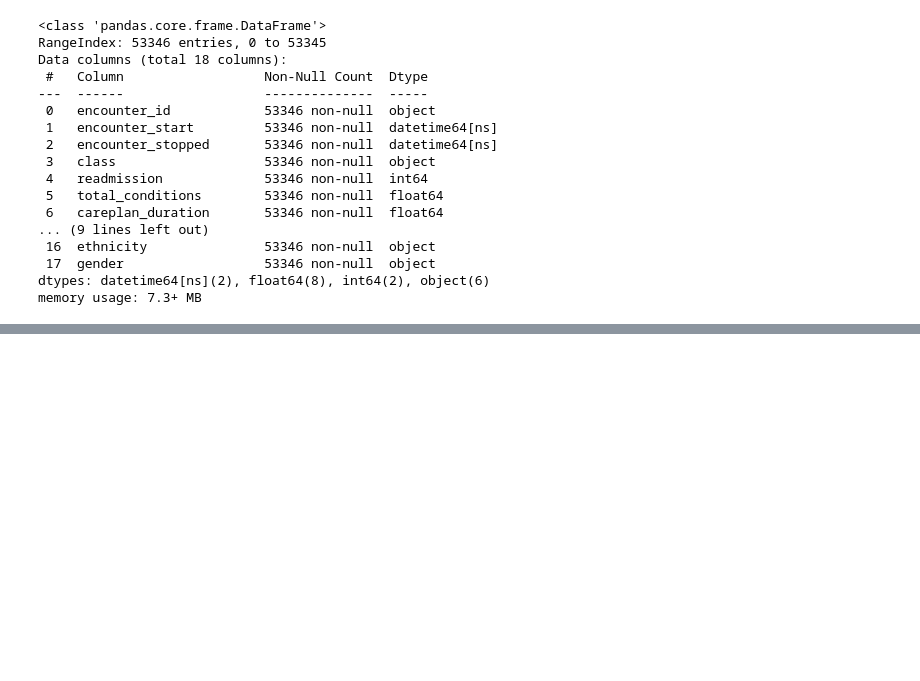
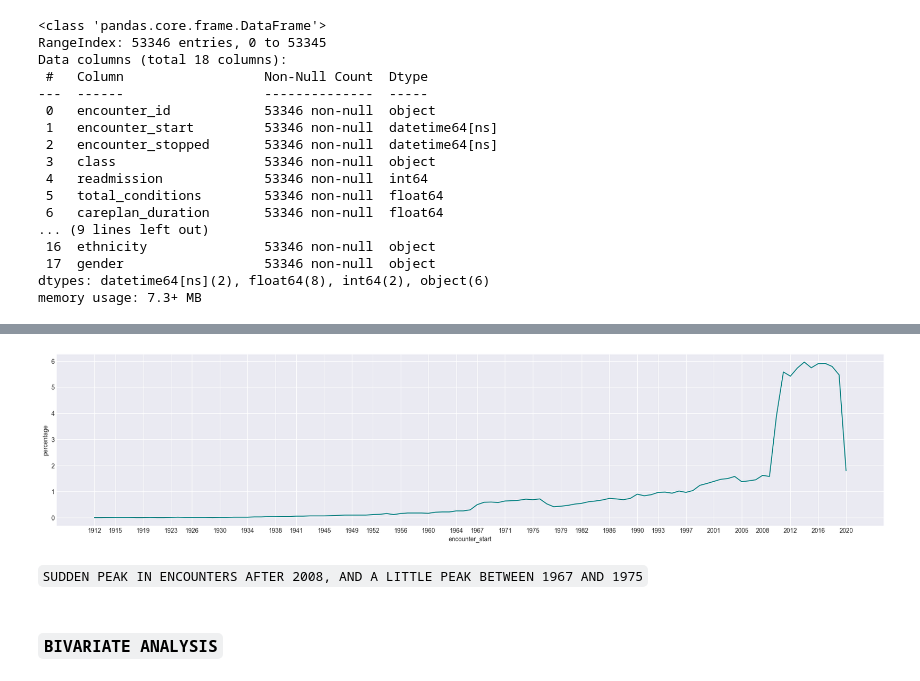
Before and after one commit to IamRaNo/Portfolio-Projects-Repository, a Jupyter notebook: Synthea Datasets/Solutions/business_problems/problem_1.ipynb, the cells around one changed output, grey strips where cells are left out. Drawn from its saved outputs; the diff is of its cells as text; code cells hidden in the pictures; blank space fills up the shorter version.

```diff
--- a/Synthea Datasets/Solutions/business_problems/problem_1.ipynb
+++ b/Synthea Datasets/Solutions/business_problems/problem_1.ipynb
@@ -179,0 +391,14 @@ date_cols = data.select_dtypes(include='datetime').columns.values
+# %%
+encounter_per_year = data['encounter_start'].dt.year.value_counts(normalize=True).mul(100).round(2).sort_index().reset_index(name = 'percentage')
+# %%
+plt.figure(figsize=(24,5))
+sns.lineplot(x = 'encounter_start',y='percentage',data = encounter_per_year,color = 'teal',linestyle = "-")
+plt.xticks(np.linspace(1912,2020,30).astype(int))
+plt.grid()
+plt.show()
+# %% [output]
+[figure, added]
+# %% [markdown]
+`SUDDEN PEAK IN ENCOUNTERS AFTER 2008, AND A LITTLE PEAK BETWEEN 1967 AND 1975`
+# %% [markdown]
+### `BIVARIATE ANALYSIS`
```
Also changed, not shown: parts of 47 cells of this notebook.
